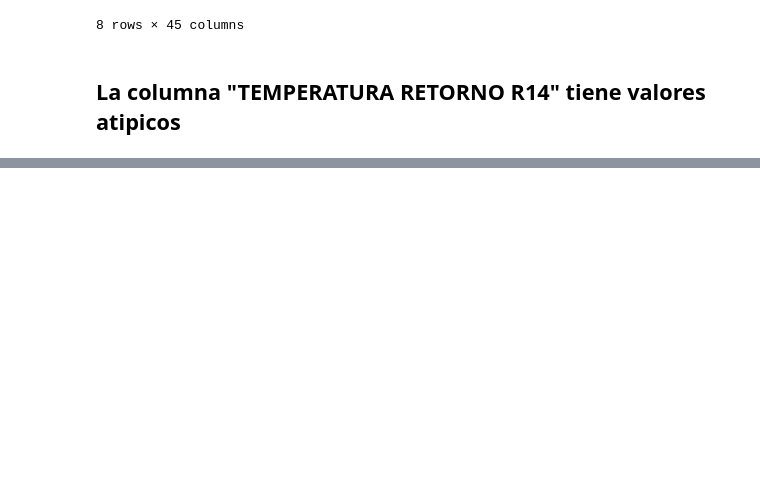
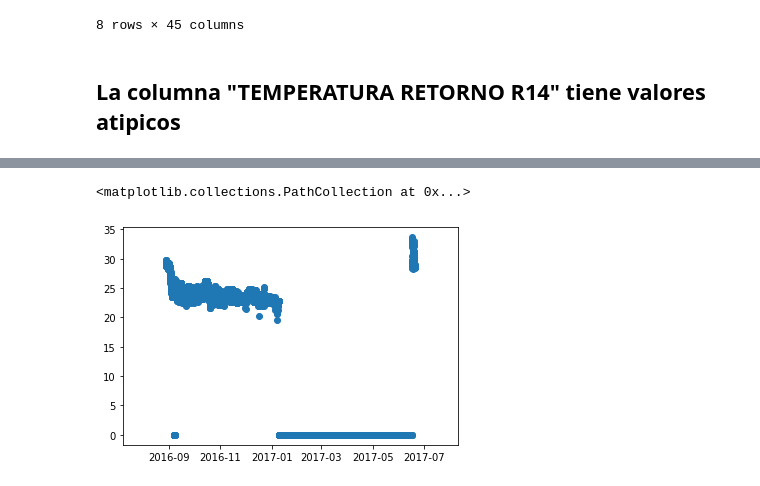
Before and after one commit to douglasag17/ML-SmartBuildings, a Jupyter notebook: PreparacionDeLosDatos/tem.ipynb, the cells around one changed output, grey strips where cells are left out. Cells and saved outputs as stored; diff of their text form; code cells hidden in the pictures; blank space fills up the shorter version.

```diff
--- a/PreparacionDeLosDatos/tem.ipynb
+++ b/PreparacionDeLosDatos/tem.ipynb
@@ -105,0 +176,9 @@ To register the converters:
+# %%
+ejeY = data["C11-TEMP RETORNO PALCOS CARLOS III"]
+ejeY = ejeY.to_numpy()
+x = ejeX
+y = ejeY
+plt.scatter(x, y)
+# %% [output]
+<matplotlib.collections.PathCollection at 0x...>
+[figure, added]
```
Also changed, not shown: parts of 8 cells of this notebook, 1 other file.
